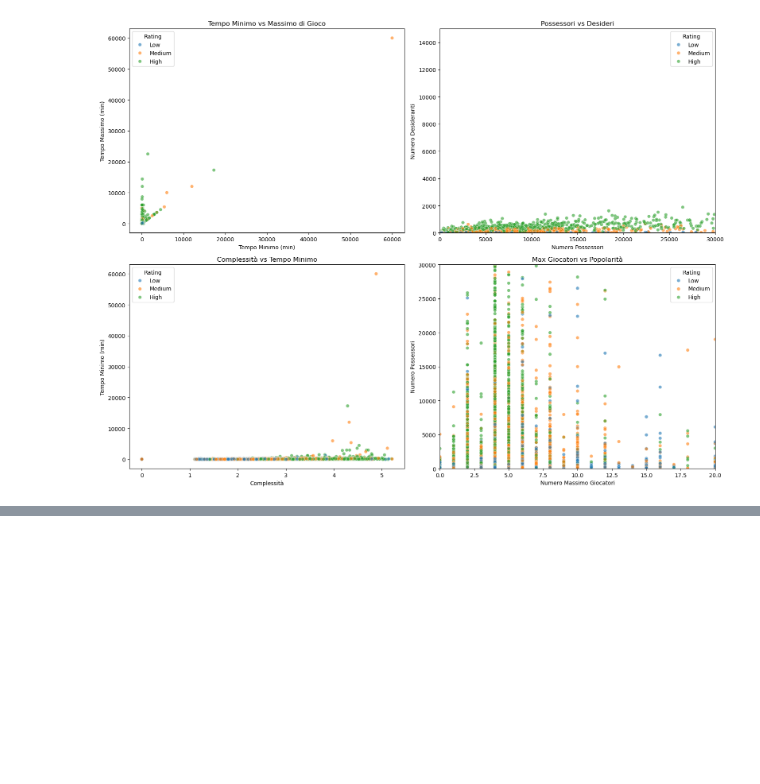
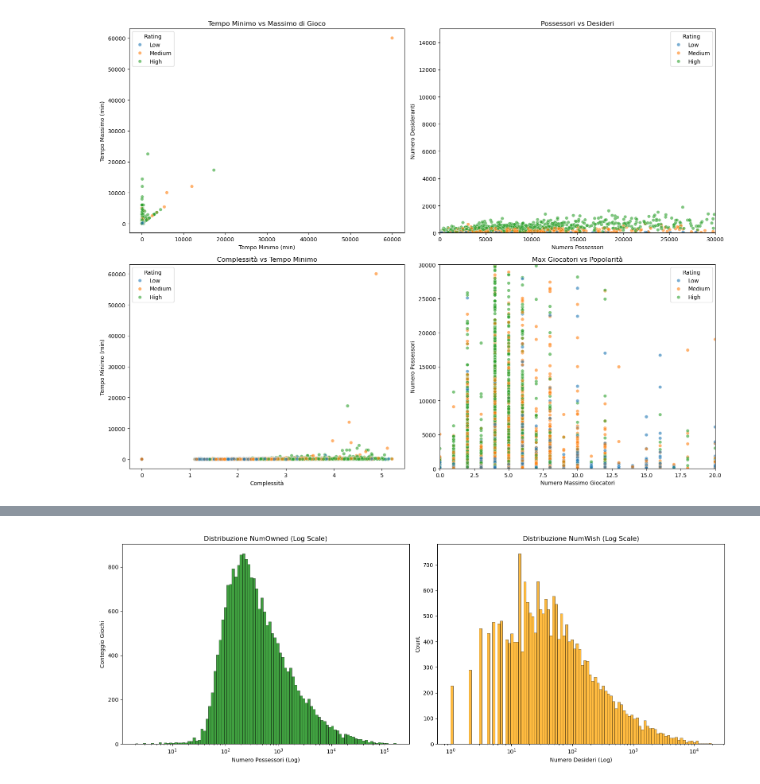
Before and after one commit to iamalessiastocco/dm1-project-boardgames, a Jupyter notebook: notebook/01_data_understanding.ipynb, the cells around one changed output, grey strips where cells are left out. Saved outputs shown, nothing was run; the diff lists cells and outputs as text; code cells hidden in the pictures; blank space fills up the shorter version.

```diff
--- a/notebook/01_data_understanding.ipynb
+++ b/notebook/01_data_understanding.ipynb
@@ -554,0 +329,23 @@ plt.show()
+# %%
+# Prima verifichiamo quali colonne esistono nel dataset
+print("Colonne disponibili nel dataset:")
+print(df.columns.tolist())
+
+# Cerchiamo le colonne che potrebbero corrispondere a AvgPlaytime e GameAge
+# AvgPlaytime potrebbe essere la media tra ComMinPlaytime e ComMaxPlaytime
+# GameAge potrebbe essere calcolato da YearPublished
+
+# Verifichiamo se esiste AvgPlaytime o se dobbiamo crearla
+if 'AvgPlaytime' in df.columns:
+    print("\nTrovata colonna AvgPlaytime")
+else:
+    print("\nColonna AvgPlaytime non trovata - calcolerò la media tra ComMinPlaytime e ComMaxPlaytime")
+    df['AvgPlaytime'] = (df['ComMinPlaytime'] + df['ComMaxPlaytime']) / 2
+
+# Verifichiamo se esiste GameAge o se dobbiamo crearla
+if 'GameAge' in df.columns:
+    print("Trovata colonna GameAge")
+else:
+    print("Colonna GameAge non trovata - calcolerò l'età dal YearPublished")
+    current_year = 2025  # Anno corrente
+    df['GameAge'] = current_year - df['YearPublished']
@@ -554,0 +426,18 @@ plt.show()
+# %%
+fig, axes = plt.subplots(1, 2, figsize=(16, 6))
+
+# Istogramma NumOwned
+sns.histplot(df['NumOwned'], bins=100, ax=axes[0], color='green', log_scale=True)
+axes[0].set_title('Distribuzione NumOwned (Log Scale)')
+axes[0].set_xlabel('Numero Possessori (Log)')
+axes[0].set_ylabel('Conteggio Giochi')
+
+# Istogramma NumWish
+sns.histplot(df['NumWish'], bins=100, ax=axes[1], color='orange', log_scale=True)
+axes[1].set_title('Distribuzione NumWish (Log Scale)')
+axes[1].set_xlabel('Numero Desideri (Log)')
+
+plt.tight_layout()
+plt.show()
+# %% [output]
+[figure, added]
```
Also changed, not shown: parts of 14 cells of this notebook.
